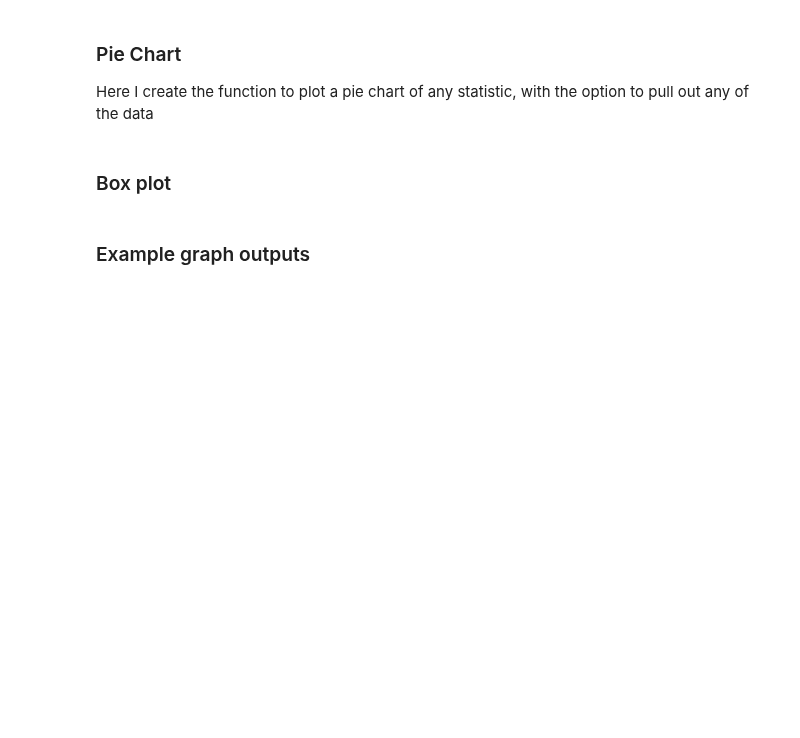
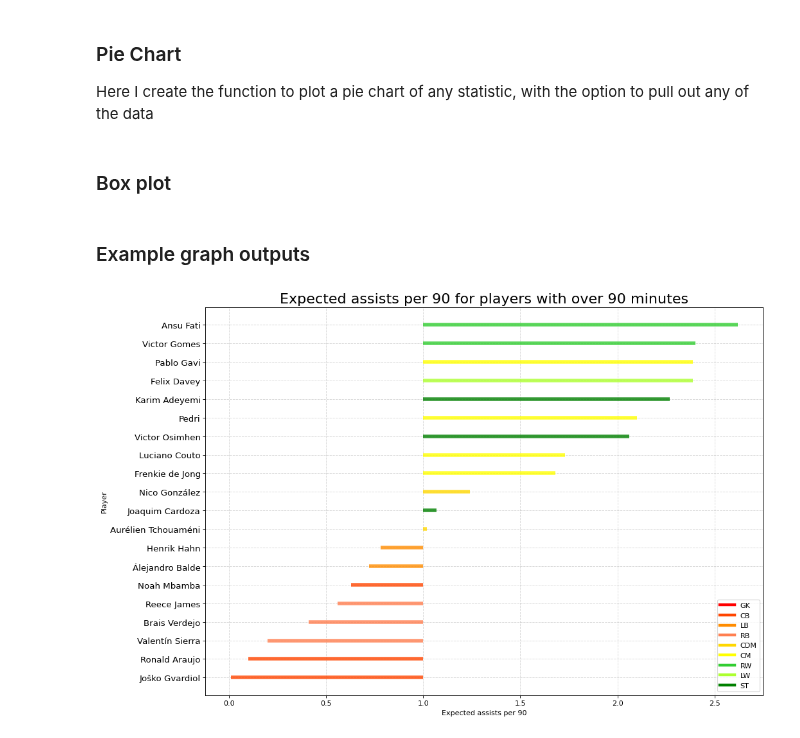
Before and after one commit to Kaziksobo/Fifa-stats, a Jupyter notebook: Analysis/analysis.ipynb, the cells around one changed output. Saved outputs shown, nothing was run; the diff lists cells and outputs as text; code cells hidden in the pictures; blank space fills up the shorter version.

Commit message:
added custom min stat

```diff
--- a/Analysis/analysis.ipynb
+++ b/Analysis/analysis.ipynb
@@ -313,7 +313,7 @@ def name_break(df):
 ### Scatter plot
 Here I create the function to plot a scatter plot of any two statistics, with the colour and size of the data point also able to represent different statistics
 # %%
-def scatter_chart(x: str, y: str, size_stat='MinutesPlayed', height=800, width=800, gk=False, outfield=True, color_stat='Position', trendline=False, fixed_ratio=True, min_mins=500) -> None:
+def scatter_chart(x: str, y: str, size_stat='MinutesPlayed', height=1000, width=1000, gk=False, outfield=True, color_stat='Position', trendline=False, fixed_ratio=True, min_attribute='MinutesPlayed', min_stat=500) -> None:
     """Plots a scatter plot of two chosen stats on the x and y axis', as well as using the colour and size of the data point to show other stats"""
 
     global players_df, colour_dict
@@ -326,13 +326,13 @@ def scatter_chart(x: str, y: str, size_stat='MinutesPlayed', height=800, width=8
         for position in ['CB', 'LB', 'RB', 'CDM', 'CM', 'LW', 'RW', 'ST']:
             temp_df = temp_df[~temp_df.Position.str.contains(position)]
     # copying needed stats
-    if size_stat == 'MinutesPlayed':
+    if min_attribute == size_stat:
         df = temp_df[['FullName', x, y, size_stat, color_stat]].copy()
     else:
-        df = temp_df[['FullName', x, y, size_stat, color_stat, 'MinutesPlayed']].copy()
+        df = temp_df[['FullName', x, y, size_stat, color_stat, min_attribute]].copy()
     # removing players that have 0 in both stats
-    if min_mins != 0:
-        df = df[df.MinutesPlayed > min_mins]
+    if min_stat != 0:
+        df = df[df[min_attribute] > min_stat]
     df = df[(df == 0).sum(1) < 2]
     df = df.fillna(0)
 
@@ -365,7 +365,7 @@ def scatter_chart(x: str, y: str, size_stat='MinutesPlayed', height=800, width=8
         fig.update_yaxes(dtick=0.5, tick0=0, ticklabelstep=2, zeroline=True, zerolinewidth=2, zerolinecolor='Black', scaleanchor='x', scaleratio=1)
     fig.add_annotation(
         x=1,
-        y=-0.1,
+        y=-0.01,
         text=annotation_size,
         showarrow=False,
         xref='paper',
@@ -378,7 +378,7 @@ def scatter_chart(x: str, y: str, size_stat='MinutesPlayed', height=800, width=8
     fig.update_layout(
         width=width,
         height=height,
-        title=f'{stats_conv(x)} vs {stats_conv(y)} for players with over {min_mins} minutes',
+        title=f'{stats_conv(x)} vs {stats_conv(y)} for players with over {min_stat} {stats_conv(min_attribute)}',
     )
 
     fig.show()
@@ -387,8 +387,7 @@ def scatter_chart(x: str, y: str, size_stat='MinutesPlayed', height=800, width=8
 
 Here I create the function to plot a bar chart of any statistic
 # %%
-
-def bar_plot(stat: str, color_stat='Position', height=None, width=None, min_mins=500) -> None:
+def bar_plot(stat: str, color_stat='Position', height=None, width=None, min_attribute='MinutesPlayed', min_stat=500) -> None:
     """Plots a bar plot of a given statistic"""
 
     pd.set_option('mode.chained_assignment', None)
@@ -396,8 +395,8 @@ def bar_plot(stat: str, color_stat='Position', height=None, width=None, min_mins
     # creating and sorting dataframe of needed statistics
     df = players_df[players_df[stat] != 0].copy()
     df = df[~df.Position.str.contains('GK')]
-    if min_mins != 0:
-        df = df[df.MinutesPlayed > min_mins]
+    if min_stat != 0:
+        df = df[df[min_attribute] > min_stat]
     df.fillna(0)
     df.sort_values(stat, inplace=True, ascending=False)
     df.reset_index(inplace=True)
@@ -430,7 +429,7 @@ def bar_plot(stat: str, color_stat='Position', height=None, width=None, min_mins
     )
 
     fig.update_layout(
-        title=f'{stats_conv(stat)} for players with over {min_mins} minutes',
+        title=f'{stats_conv(stat)} for players with over {min_stat} {stats_conv(min_attribute)}',
         height=height,
         width=width,
         xaxis_tickangle=0,
@@ -631,13 +630,16 @@ fig.show()
 # %% [markdown]
 ### Example graph outputs
 # %%
-pie_chart('Assists', pull_out=1, width=1000, min_mins=0)
-bar_plot('Goals+xAp90', min_mins=0)
-bar_plot('xGperf', min_mins=0)
-diverging_bars('xGp90', min_mins=0)
-scatter_chart('xAp90', 'xGp90', min_mins=0)
-scatter_chart('PossessionWonp90', 'PossessionLostp90', min_mins=0)
-scatter_chart('PossessionWonp90', 'Goals+xAp90', min_mins=0)
-grouped_bar('Goalsp90', 'xGp90', min_mins=0)
-bar_plot('PropMinsOutOfPosition', min_mins=0)
-bar_plot('PassCompletion', min_mins=0)
+pie_chart('Goals', pull_out=1, width=1000)
+bar_plot('Goals+xAp90', min_attribute='MinutesPlayed', min_stat=90)
+bar_plot('xGperf', min_stat=90)
+diverging_bars('xAp90', min_mins=90)
+scatter_chart('xAp90', 'xGp90')
+scatter_chart('PossessionWonp90', 'PossessionLostp90')
+scatter_chart('PossessionWonp90', 'Goals+xAp90')
+grouped_bar('Goalsp90', 'xGp90', min_mins=90)
+bar_plot('PropMinsOutOfPosition', min_stat=90)
+bar_plot('PassCompletion', min_attribute='Passes', min_stat=100)
+bar_plot('Shotsp90', min_stat=90)
+# %% [output]
+[figure, added]
```
Also changed, not shown: parts of 2 cells of this notebook.
